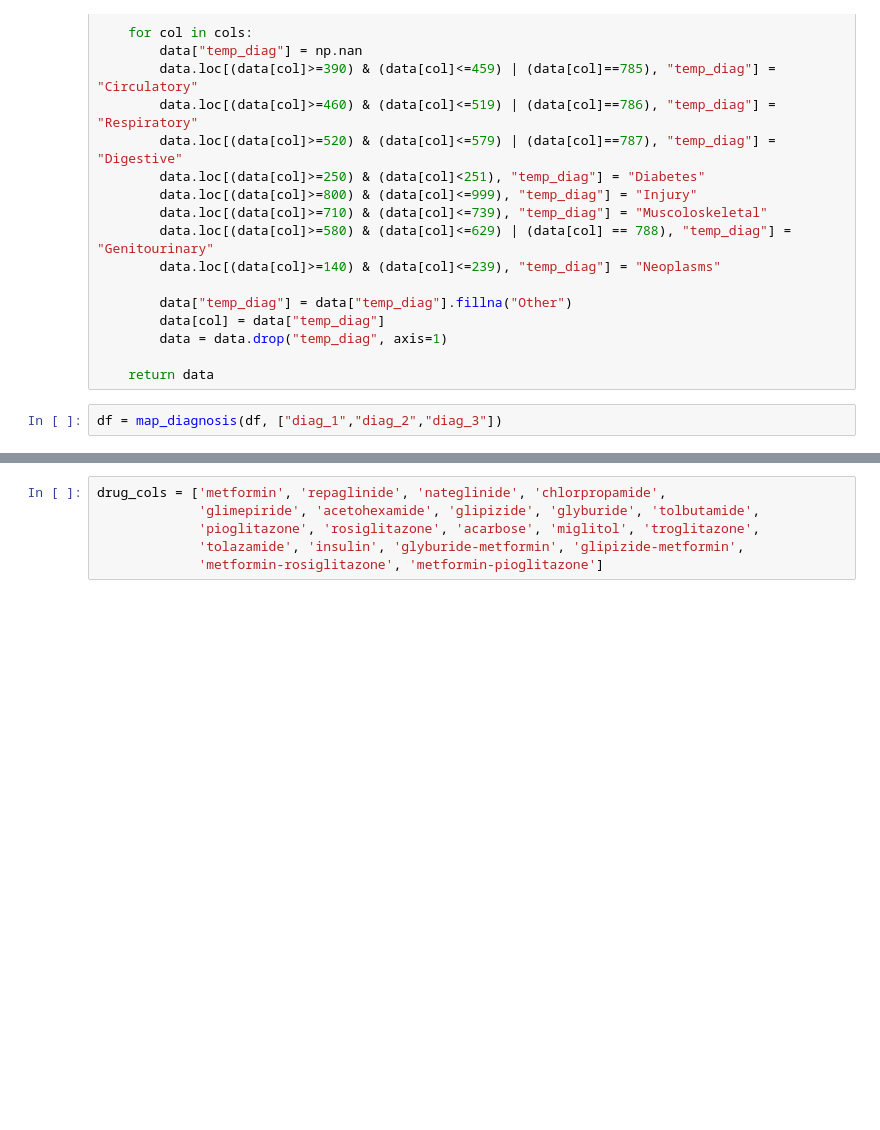
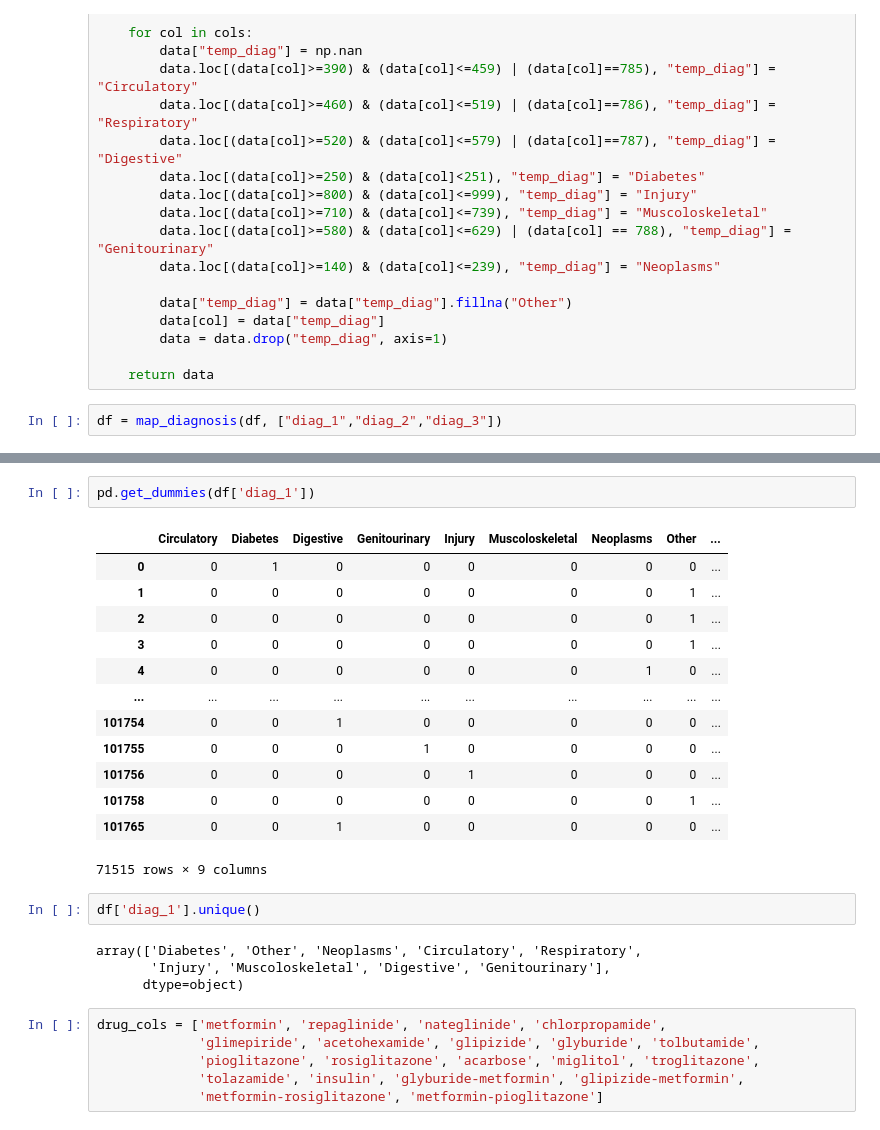
Before and after one commit to ksooklall/CUNY-SPS-Masters-DS, a Jupyter notebook: DATA_698/Capstone_project.ipynb, the cells around one changed output, grey strips where cells are left out. Drawn from its saved outputs; the diff is of its cells as text; blank space fills up the shorter version.

```diff
--- a/DATA_698/Capstone_project.ipynb
+++ b/DATA_698/Capstone_project.ipynb
@@ -265,3 +259,25 @@ df.filter(like='diag')
+# %%
+pd.get_dummies(df['diag_1'])
+# %% [output]
+|  | Circulatory | Diabetes | Digestive | Genitourinary | Injury | Muscoloskeletal | Neoplasms | Other | ... |
+| 0 | 0 | 1 | 0 | 0 | 0 | 0 | 0 | 0 | ... |
+| 1 | 0 | 0 | 0 | 0 | 0 | 0 | 0 | 1 | ... |
+| 2 | 0 | 0 | 0 | 0 | 0 | 0 | 0 | 1 | ... |
+| 3 | 0 | 0 | 0 | 0 | 0 | 0 | 0 | 1 | ... |
+| 4 | 0 | 0 | 0 | 0 | 0 | 0 | 1 | 0 | ... |
+| ... | ... | ... | ... | ... | ... | ... | ... | ... | ... |
+| 101754 | 0 | 0 | 1 | 0 | 0 | 0 | 0 | 0 | ... |
+| 101755 | 0 | 0 | 0 | 1 | 0 | 0 | 0 | 0 | ... |
+| 101756 | 0 | 0 | 0 | 0 | 1 | 0 | 0 | 0 | ... |
+| 101758 | 0 | 0 | 0 | 0 | 0 | 0 | 0 | 1 | ... |
+| 101765 | 0 | 0 | 1 | 0 | 0 | 0 | 0 | 0 | ... |
+71515 rows × 9 columns
+# %%
+df['diag_1'].unique()
+# %% [output]
+array(['Diabetes', 'Other', 'Neoplasms', 'Circulatory', 'Respiratory',
+       'Injury', 'Muscoloskeletal', 'Digestive', 'Genitourinary'],
+      dtype=object)
 # %%
 drug_cols = ['metformin', 'repaglinide', 'nateglinide', 'chlorpropamide',
              'glimepiride', 'acetohexamide', 'glipizide', 'glyburide', 'tolbutamide',
```
Also changed, not shown: parts of 37 cells of this notebook, 1 other file.
